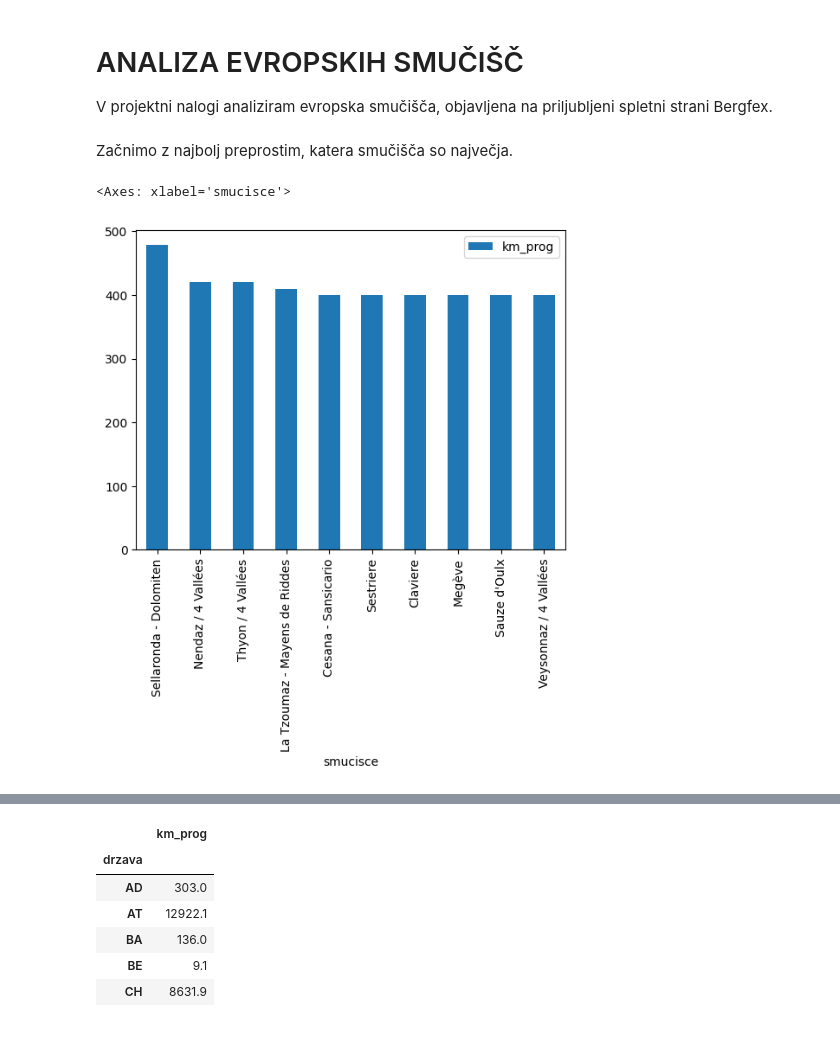
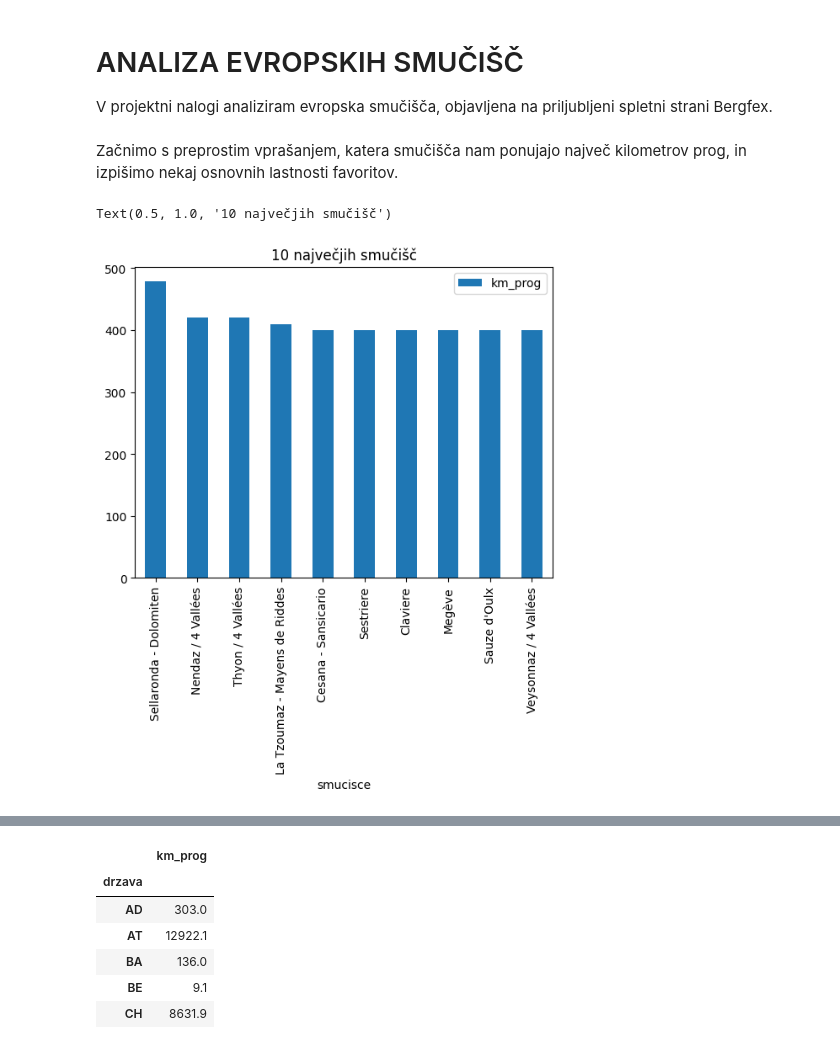
Before and after one commit to zanaprimc/bergfex-uvp-projektna, a Jupyter notebook: analiza.ipynb, the cells around one changed output, grey strips where cells are left out. Drawn from its saved outputs; the diff is of its cells as text; code cells hidden in the pictures.

```diff
--- a/analiza.ipynb
+++ b/analiza.ipynb
@@ -1,7 +1,7 @@
 # %% [markdown]
 # ANALIZA EVROPSKIH SMUČIŠČ
 
-<p>V projektni nalogi analiziram evropska smučišča, objavljena na priljubljeni spletni strani Bergfex.</p>
+V projektni nalogi analiziram evropska smučišča, objavljena na priljubljeni spletni strani Bergfex.
 # %%
 from IPython.display import display
 import pandas as pd
@@ -8,11 +12,11 @@ import pandas as pd
 
 smucisca = pd.read_csv("smucisca.csv")
 drzave = pd.read_csv("prebivalci.csv")
-# %% [markdown]
-Začnimo z najbolj preprostim, katera smučišča so največja.
+# %% [markdown]
+Začnimo s preprostim vprašanjem, katera smučišča nam ponujajo največ kilometrov prog, in izpišimo nekaj osnovnih lastnosti favoritov.
 # %%
 najvecja_smucisca = smucisca.sort_values("km_prog", ascending=False)[:10]
-najvecja_smucisca.plot.bar(x="smucisce", y="km_prog")
+najvecja_smucisca.plot.bar(x="smucisce", y="km_prog").set_title("10 največjih smučišč")
 # %% [output]
-<Axes: xlabel='smucisce'>
+Text(0.5, 1.0, '10 največjih smučišč')
-[figure, old version]
+[figure, new version]
```
Also changed, not shown: parts of 25 cells of this notebook, 5 other files.
